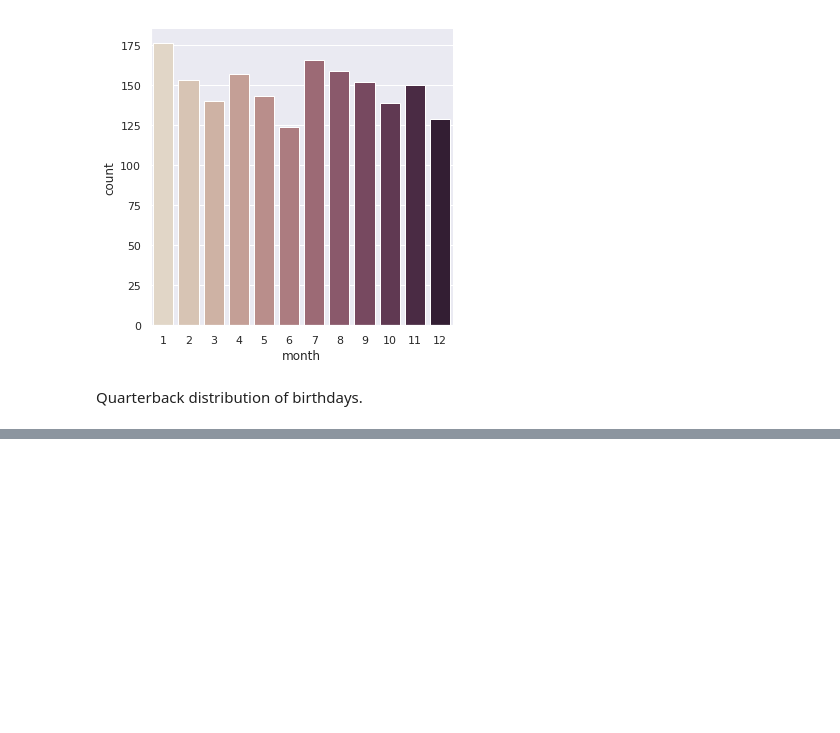
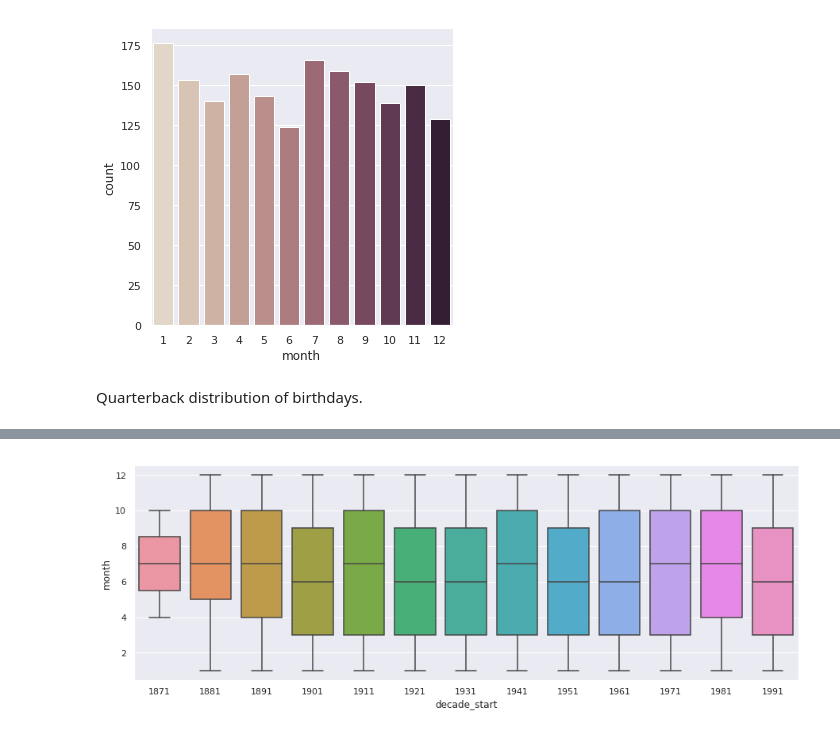
Before and after one commit to naivelogic/NFL-smarter-football, a Jupyter notebook: NFL Play Birth Date Analysis.ipynb, the cells around one changed output, grey strips where cells are left out. Drawn from its saved outputs; the diff is of its cells as text; code cells hidden in the pictures; blank space fills up the shorter version.

```diff
--- a/NFL Play Birth Date Analysis.ipynb
+++ b/NFL Play Birth Date Analysis.ipynb
@@ -123,0 +126,3 @@ sns.catplot(x="month", kind="count", palette="ch:.25", data=bday[bday.position==
+# %%
+# NEAREST 10 FOR DECADE START
+bday['decade_start'] = (bday['born'] // 10) * 10 + 1
@@ -123,0 +147,9 @@ sns.catplot(x="month", kind="count", palette="ch:.25", data=bday[bday.position==
+# %%
+plt.figure(figsize=(15,5))
+sns.boxplot(x="decade_start", y="month", data=bday)
+
+plt.show()
+plt.clf()
+plt.close()
+# %% [output]
+[figure, added]
```
Also changed, not shown: parts of 4 cells of this notebook.
